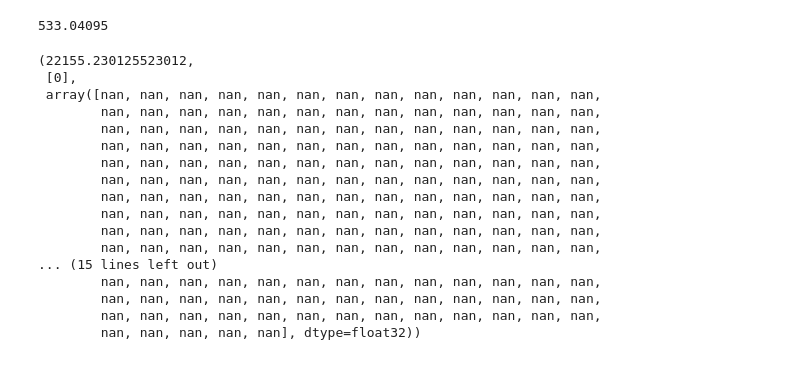
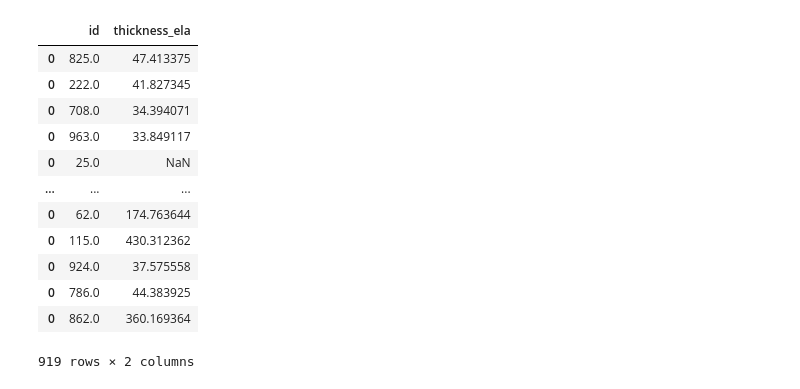
Before and after one commit to pism/pism-kennicott, a Jupyter notebook: kennicott.ipynb, the cells around one changed output. Cells and saved outputs as stored; diff of their text form; code cells hidden in the pictures.

```diff
--- a/kennicott.ipynb
+++ b/kennicott.ipynb
@@ -518,24 +463,16 @@ for cord in listOfCoordinates:
-# %%
-Surface[88, 0]
-# %% [output]
-533.04095
-# %%
-X[88, 0], [0], Surface[k,
-# %% [output]
-(22155.230125523012,
- [0],
- array([nan, nan, nan, nan, nan, nan, nan, nan, nan, nan, nan, nan, nan,
-        nan, nan, nan, nan, nan, nan, nan, nan, nan, nan, nan, nan, nan,
-        nan, nan, nan, nan, nan, nan, nan, nan, nan, nan, nan, nan, nan,
-        nan, nan, nan, nan, nan, nan, nan, nan, nan, nan, nan, nan, nan,
-        nan, nan, nan, nan, nan, nan, nan, nan, nan, nan, nan, nan, nan,
-        nan, nan, nan, nan, nan, nan, nan, nan, nan, nan, nan, nan, nan,
-        nan, nan, nan, nan, nan, nan, nan, nan, nan, nan, nan, nan, nan,
-        nan, nan, nan, nan, nan, nan, nan, nan, nan, nan, nan, nan, nan,
-        nan, nan, nan, nan, nan, nan, nan, nan, nan, nan, nan, nan, nan,
-        nan, nan, nan, nan, nan, nan, nan, nan, nan, nan, nan, nan, nan,
-... (15 lines left out)
-        nan, nan, nan, nan, nan, nan, nan, nan, nan, nan, nan, nan, nan,
-        nan, nan, nan, nan, nan, nan, nan, nan, nan, nan, nan, nan, nan,
-        nan, nan, nan, nan, nan, nan, nan, nan, nan, nan, nan, nan, nan,
-        nan, nan, nan, nan, nan], dtype=float32))
+# %%
+thickness_ela_df
+# %% [output]
+|  | id | thickness_ela |
+| 0 | 825.0 | 47.413375 |
+| 0 | 222.0 | 41.827345 |
+| 0 | 708.0 | 34.394071 |
+| 0 | 963.0 | 33.849117 |
+| 0 | 25.0 | NaN |
+| ... | ... | ... |
+| 0 | 62.0 | 174.763644 |
+| 0 | 115.0 | 430.312362 |
+| 0 | 924.0 | 37.575558 |
+| 0 | 786.0 | 44.383925 |
+| 0 | 862.0 | 360.169364 |
+919 rows × 2 columns
```
Also changed, not shown: parts of 22 cells of this notebook.
